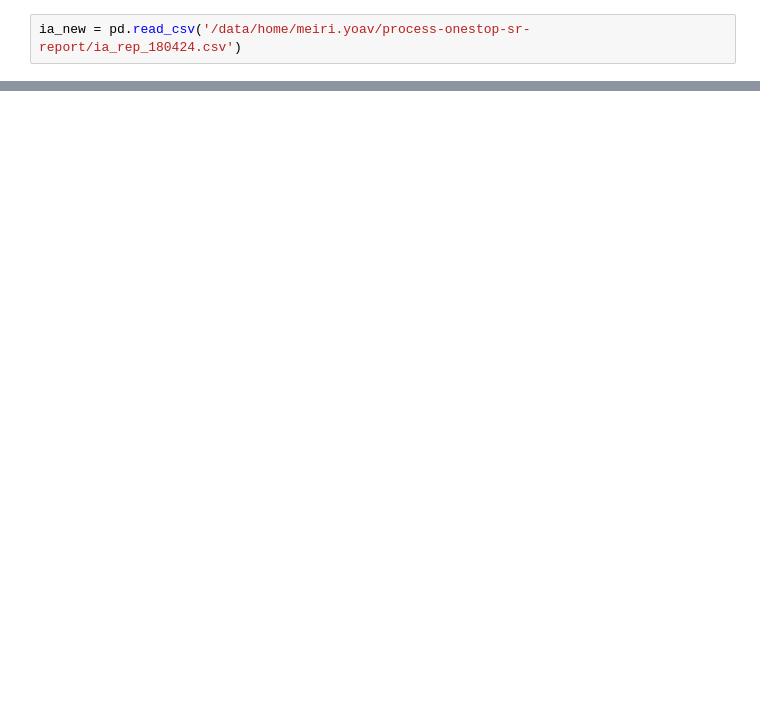
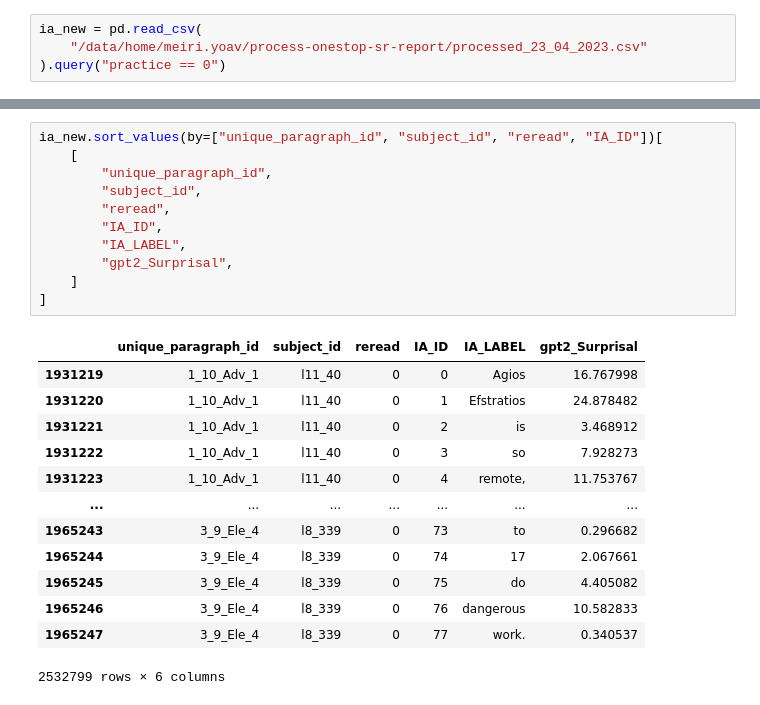
Before and after one commit to lacclab/process-onesetop-sr-report, a Jupyter notebook: validate_surp_extraction.ipynb, the cells around one changed output, grey strips where cells are left out. Cells and saved outputs as stored; diff of their text form; blank space fills up the shorter version.

```diff
--- a/validate_surp_extraction.ipynb
+++ b/validate_surp_extraction.ipynb
@@ -5,2 +7,4 @@ ia_old = pd.read_csv('/data/home/shared/onestop/processed/ia_data_enriched_360_3
 # %%
-ia_new = pd.read_csv('/data/home/meiri.yoav/process-onestop-sr-report/ia_rep_180424.csv')
+ia_new = pd.read_csv(
+    "/data/home/meiri.yoav/process-onestop-sr-report/processed_23_04_2023.csv"
+).query("practice == 0")
@@ -38,0 +36,25 @@ ia_new
+# %%
+ia_new.sort_values(by=["unique_paragraph_id", "subject_id", "reread", "IA_ID"])[
+    [
+        "unique_paragraph_id",
+        "subject_id",
+        "reread",
+        "IA_ID",
+        "IA_LABEL",
+        "gpt2_Surprisal",
+    ]
+]
+# %% [output]
+|  | unique_paragraph_id | subject_id | reread | IA_ID | IA_LABEL | gpt2_Surprisal |
+| 1931219 | 1_10_Adv_1 | l11_40 | 0 | 0 | Agios | 16.767998 |
+| 1931220 | 1_10_Adv_1 | l11_40 | 0 | 1 | Efstratios | 24.878482 |
+| 1931221 | 1_10_Adv_1 | l11_40 | 0 | 2 | is | 3.468912 |
+| 1931222 | 1_10_Adv_1 | l11_40 | 0 | 3 | so | 7.928273 |
+| 1931223 | 1_10_Adv_1 | l11_40 | 0 | 4 | remote, | 11.753767 |
+| ... | ... | ... | ... | ... | ... | ... |
+| 1965243 | 3_9_Ele_4 | l8_339 | 0 | 73 | to | 0.296682 |
+| 1965244 | 3_9_Ele_4 | l8_339 | 0 | 74 | 17 | 2.067661 |
+| 1965245 | 3_9_Ele_4 | l8_339 | 0 | 75 | do | 4.405082 |
+| 1965246 | 3_9_Ele_4 | l8_339 | 0 | 76 | dangerous | 10.582833 |
+| 1965247 | 3_9_Ele_4 | l8_339 | 0 | 77 | work. | 0.340537 |
+2532799 rows × 6 columns
```
Also changed, not shown: parts of 21 cells of this notebook.
